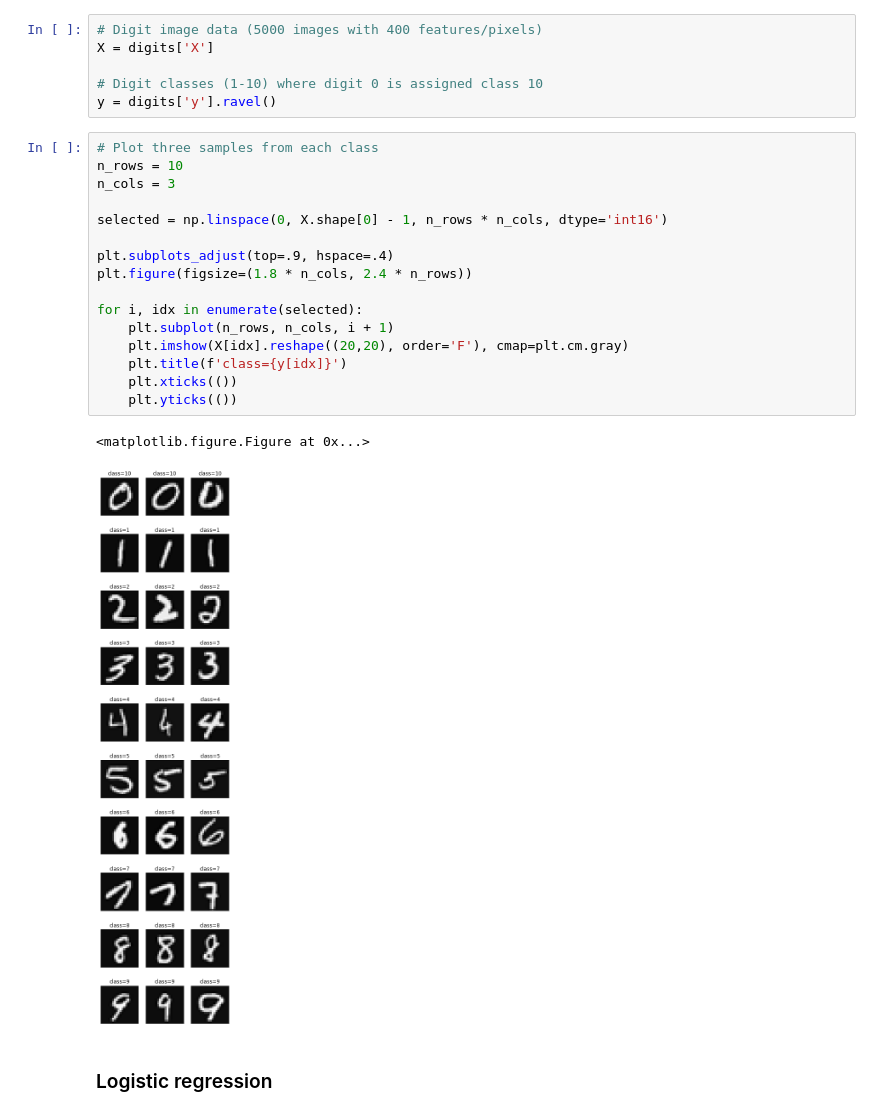
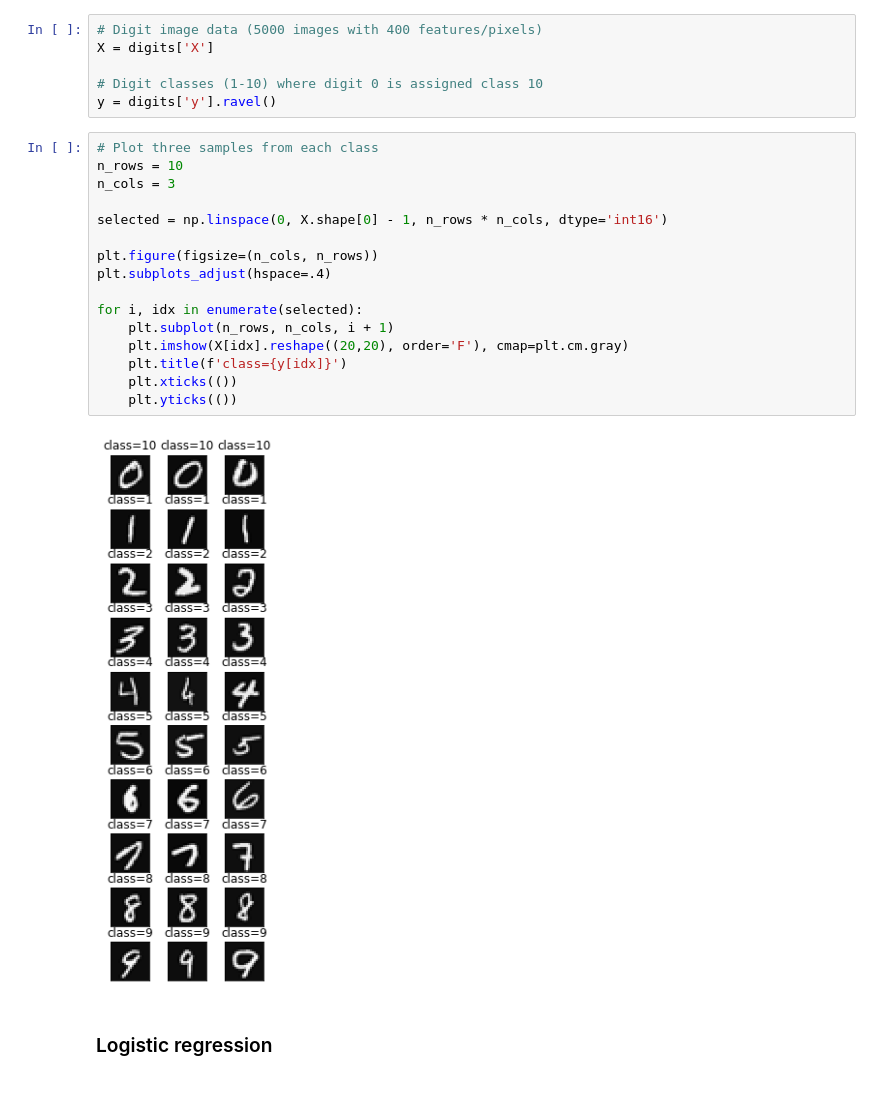
Before and after one commit to krasserm/machine-learning-notebooks, a Jupyter notebook: ml-ex3.ipynb, the cells around one changed output. Cells and saved outputs as stored; diff of their text form.

```diff
--- a/ml-ex3.ipynb
+++ b/ml-ex3.ipynb
@@ -26,22 +26,21 @@ y = digits['y'].ravel()
 # %%
 # Plot three samples from each class
 n_rows = 10
 n_cols = 3
 
 selected = np.linspace(0, X.shape[0] - 1, n_rows * n_cols, dtype='int16')
 
-plt.subplots_adjust(top=.9, hspace=.4)
-plt.figure(figsize=(1.8 * n_cols, 2.4 * n_rows))
+plt.figure(figsize=(n_cols, n_rows))
+plt.subplots_adjust(hspace=.4)
 
 for i, idx in enumerate(selected):
     plt.subplot(n_rows, n_cols, i + 1)
     plt.imshow(X[idx].reshape((20,20), order='F'), cmap=plt.cm.gray)
     plt.title(f'class={y[idx]}')
     plt.xticks(())
     plt.yticks(())
 # %% [output]
-<matplotlib.figure.Figure at 0x...>
-[figure, old version]
+[figure, new version]
 # %% [markdown]
 ### Logistic regression
 # %%
```
